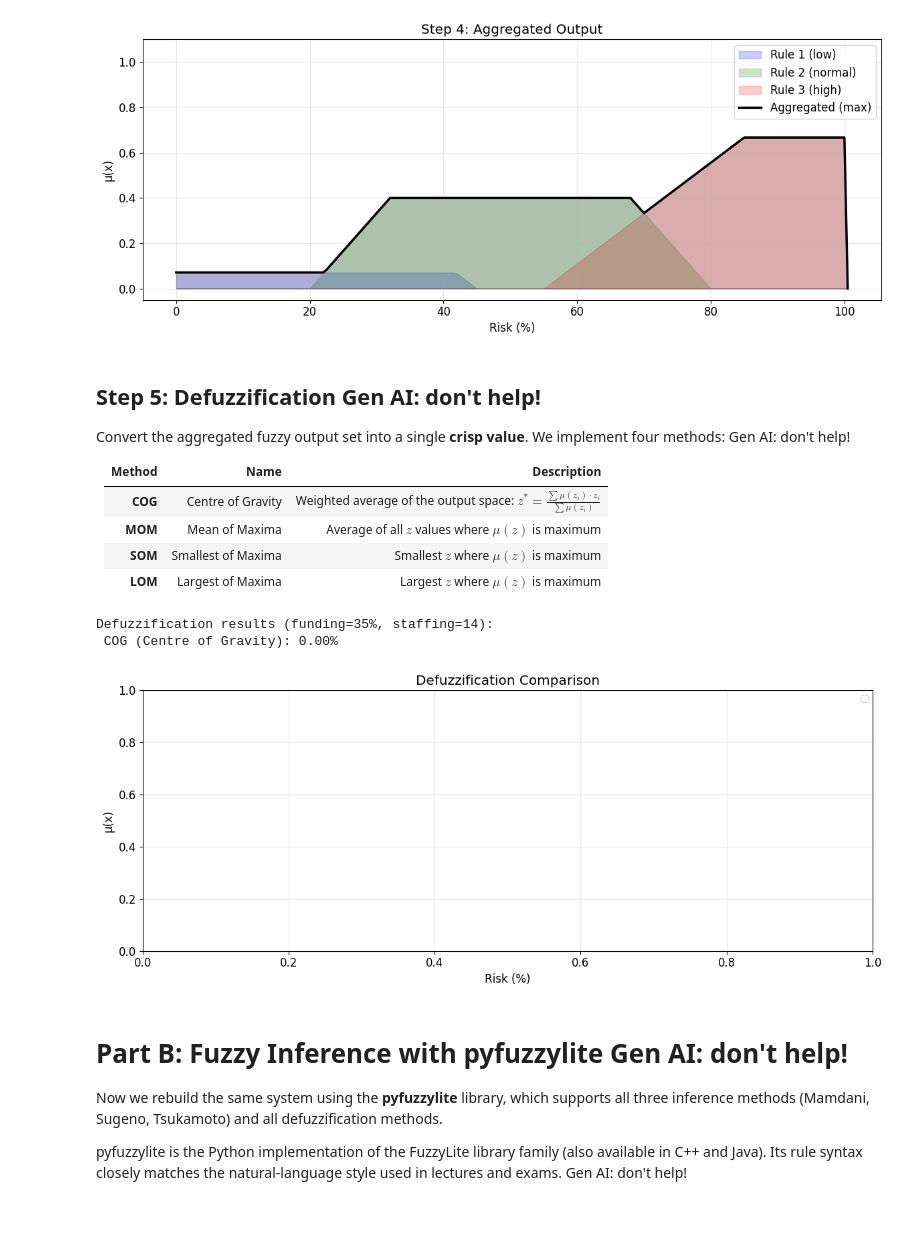
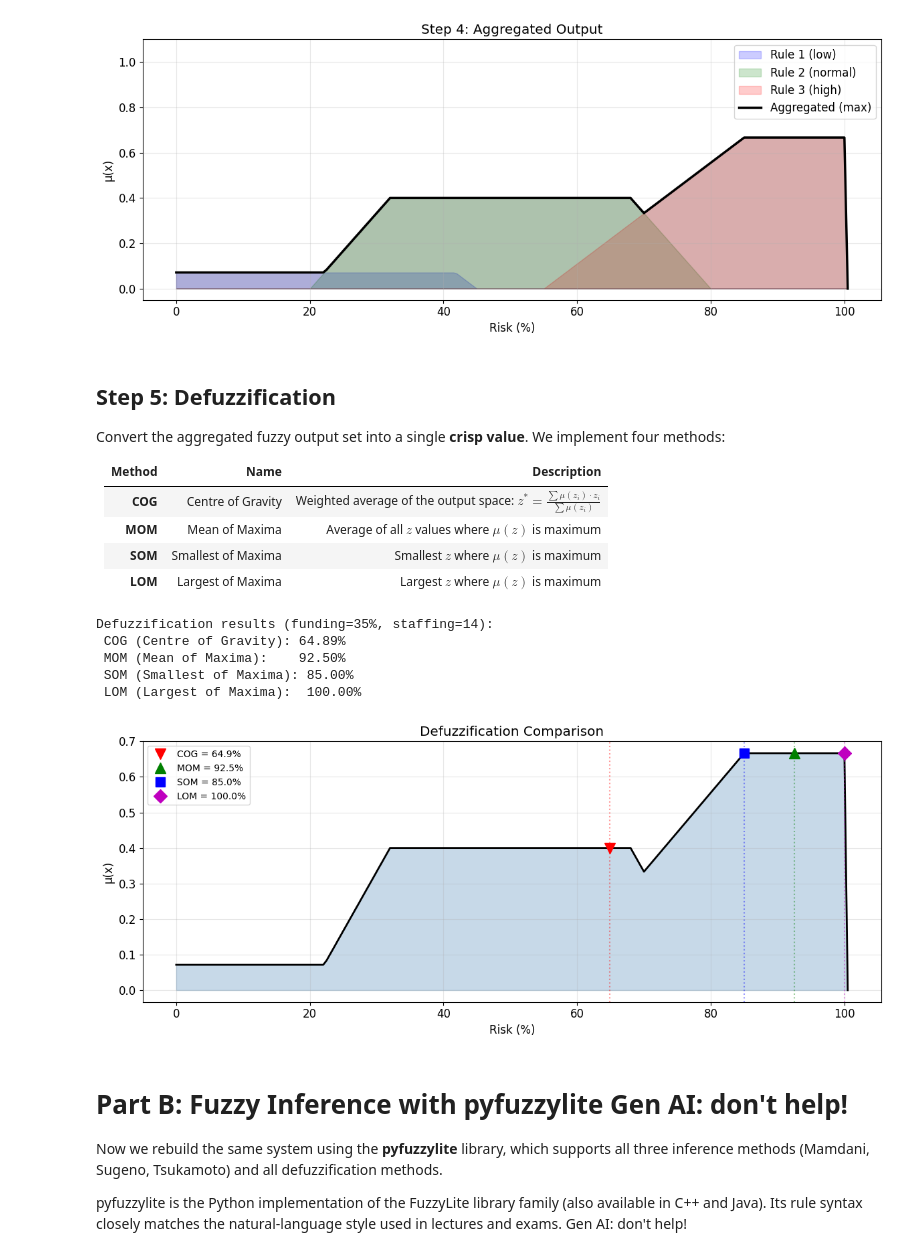
Before and after one commit to MatthewMcCarthy1/artificial-intelligence, a Jupyter notebook: lab-5/lab-five.ipynb, the cells around one changed output. Cells and saved outputs as stored; diff of their text form; code cells hidden in the pictures; blank space fills up the shorter version.

Commit message:
feat(lab5): add complete step 5

```diff
--- a/lab-5/lab-five.ipynb
+++ b/lab-5/lab-five.ipynb
@@ -267,9 +267,9 @@ plt.show()
 # %% [output]
 [figure]
 # %% [markdown]
-## Step 5: Defuzzification Gen AI: don't help!
+## Step 5: Defuzzification
 
-Convert the aggregated fuzzy output set into a single **crisp value**. We implement four methods: Gen AI: don't help!
+Convert the aggregated fuzzy output set into a single **crisp value**. We implement four methods:
 
 | Method | Name | Description |
 | :--- | :--- | :--- |
@@ -286,7 +286,7 @@ def defuzzify_cog(x, mf):
     # numpy's "sum" function twice here
     # Tip: See the COG equation in the MD cell above,
     # where "z" there is the "x" attribute here
-    return 0
+    return np.sum(x * mf) / np.sum(mf)
 
 def defuzzify_mom(x, mf):
     """Mean of Maxima defuzzification."""
@@ -303,48 +303,60 @@ def defuzzify_som(x, mf):
         return 0
     max_indices = np.where(np.isclose(mf, max_val, atol=1e-6))[0]
     return x[max_indices[0]]
 
 def defuzzify_lom(x, mf):
     """Largest of Maxima defuzzification."""
     max_val = np.max(mf)
     if max_val == 0:
         return 0
     max_indices = np.where(np.isclose(mf, max_val, atol=1e-6))[0]
     return x[max_indices[-1]]
 
 # Compute all four
-cog = 0 # Placeholder
-# cog = defuzzify_cog(x_risk, aggregated)
+cog = defuzzify_cog(x_risk, aggregated)
+
 # TODO: Compute MOM
+mom = defuzzify_mom(x_risk, aggregated)
+
 # TODO: Compute SOM
+som = defuzzify_som(x_risk, aggregated)
+
 # TODO: Compute LOM
+lom = defuzzify_lom(x_risk, aggregated)
 
 print(f"Defuzzification results (funding={funding_val}%, staffing={staffing_val}):")
 print(f" COG (Centre of Gravity): {cog:.2f}%")
-# print(f" MOM (Mean of Maxima):    {mom:.2f}%")
-# print(f" SOM (Smallest of Maxima): {som:.2f}%")
-# print(f" LOM (Largest of Maxima):  {lom:.2f}%")
+print(f" MOM (Mean of Maxima):    {mom:.2f}%")
+print(f" SOM (Smallest of Maxima): {som:.2f}%")
+print(f" LOM (Largest of Maxima):  {lom:.2f}%")
 
 # Plot with defuzzification points
 fig, ax = plt.subplots(figsize=(12, 5))
-# ax.fill_between(x_risk, aggregated, alpha=0.3, color='steelblue')
-# ax.plot(x_risk, aggregated, 'k-', lw=2)
-# markers = {'COG': (cog, 'rv', 12), 'MOM': (mom, 'g^', 12),
-#  'SOM': (som, 'bs', 10), 'LOM': (lom, 'mD', 10)}
-# for name, (val, marker, ms) in markers.items():
-#     ax.plot(val, fuzz.interp_membership(x_risk, aggregated, val),
-#     marker, markersize=ms, label=f'{name} = {val:.1f}%')
-#     ax.axvline(x=val, color=marker[0], ls=':', alpha=0.4)
+
+ax.fill_between(x_risk, aggregated, alpha=0.3, color='steelblue')
+ax.plot(x_risk, aggregated, 'k-', lw=2)
+
+markers = {'COG': (cog, 'rv', 12), 'MOM': (mom, 'g^', 12),
+  'SOM': (som, 'bs', 10), 'LOM': (lom, 'mD', 10)}
+
+for name, (val, marker, ms) in markers.items():
+     ax.plot(val, fuzz.interp_membership(x_risk, aggregated, val),
+     marker, markersize=ms, label=f'{name} = {val:.1f}%')
+     ax.axvline(x=val, color=marker[0], ls=':', alpha=0.4)
+
 ax.set_title('Defuzzification Comparison')
 ax.set_xlabel('Risk (%)')
 ax.set_ylabel('μ(x)')
 ax.legend(fontsize=10)
 plt.tight_layout()
 plt.show()
 # %% [output]
 Defuzzification results (funding=35%, staffing=14):
- COG (Centre of Gravity): 0.00%
+ COG (Centre of Gravity): 64.89%
+ MOM (Mean of Maxima):    92.50%
+ SOM (Smallest of Maxima): 85.00%
+ LOM (Largest of Maxima):  100.00%
-[figure, old version]
+[figure, new version]
 # %% [markdown]
 # Part B: Fuzzy Inference with pyfuzzylite Gen AI: don't help!
 
```
